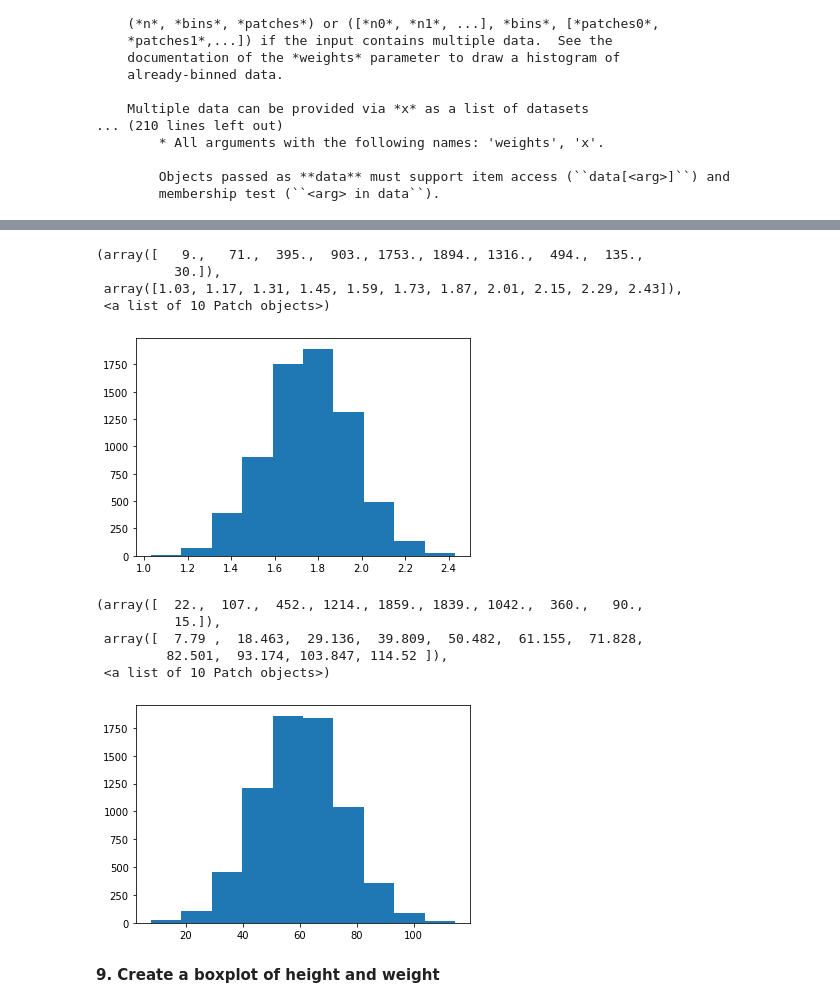
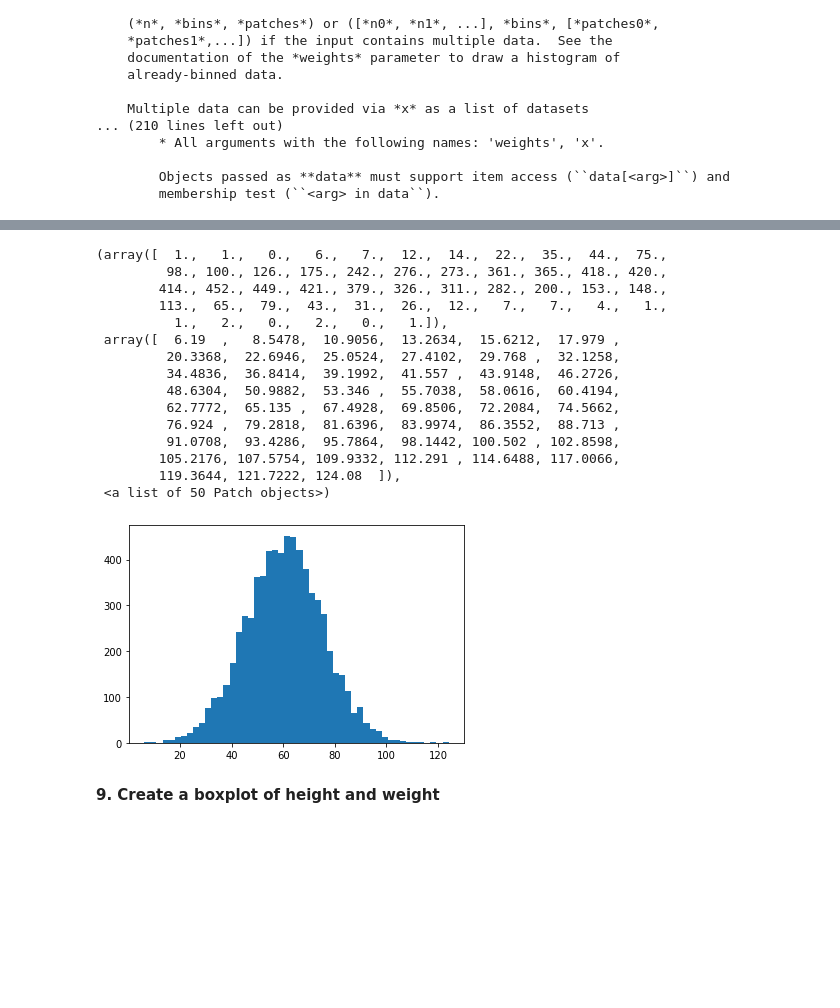
Before and after one commit to MichaelHuttley/iod, a Jupyter notebook: Labs/Module 1/Lab 1.2.1 Numpy Lab.ipynb, the cells around one changed output, grey strips where cells are left out. Drawn from its saved outputs; the diff is of its cells as text; code cells hidden in the pictures; blank space fills up the shorter version.

```diff
--- a/Labs/Module 1/Lab 1.2.1 Numpy Lab.ipynb
+++ b/Labs/Module 1/Lab 1.2.1 Numpy Lab.ipynb
@@ -252,3 +252,6 @@ hist(x, bins=None, range=None, density=None, weights=None, cumulative=False, bot
 
         Objects passed as **data** must support item access (``data[<arg>]``) and
         membership test (``<arg> in data``).
+# %%
+num_bins = 50
+plt.hist(height, bins = num_bins)
@@ -255,20 +273,22 @@ hist(x, bins=None, range=None, density=None, weights=None, cumulative=False, bot
 # %%
-plt.hist(height)
+plt.hist(weight, bins = num_bins)
 # %% [output]
-(array([   9.,   71.,  395.,  903., 1753., 1894., 1316.,  494.,  135.,
-          30.]),
- array([1.03, 1.17, 1.31, 1.45, 1.59, 1.73, 1.87, 2.01, 2.15, 2.29, 2.43]),
- <a list of 10 Patch objects>)
+(array([  1.,   1.,   0.,   6.,   7.,  12.,  14.,  22.,  35.,  44.,  75.,
+         98., 100., 126., 175., 242., 276., 273., 361., 365., 418., 420.,
+        414., 452., 449., 421., 379., 326., 311., 282., 200., 153., 148.,
+        113.,  65.,  79.,  43.,  31.,  26.,  12.,   7.,   7.,   4.,   1.,
+          1.,   2.,   0.,   2.,   0.,   1.]),
+ array([  6.19  ,   8.5478,  10.9056,  13.2634,  15.6212,  17.979 ,
+         20.3368,  22.6946,  25.0524,  27.4102,  29.768 ,  32.1258,
+         34.4836,  36.8414,  39.1992,  41.557 ,  43.9148,  46.2726,
+         48.6304,  50.9882,  53.346 ,  55.7038,  58.0616,  60.4194,
+         62.7772,  65.135 ,  67.4928,  69.8506,  72.2084,  74.5662,
+         76.924 ,  79.2818,  81.6396,  83.9974,  86.3552,  88.713 ,
+         91.0708,  93.4286,  95.7864,  98.1442, 100.502 , 102.8598,
+        105.2176, 107.5754, 109.9332, 112.291 , 114.6488, 117.0066,
+        119.3644, 121.7222, 124.08  ]),
+ <a list of 50 Patch objects>)
-[figure, old version]
+[figure, new version]
-# %%
-plt.hist(weight)
-# %% [output]
-(array([  22.,  107.,  452., 1214., 1859., 1839., 1042.,  360.,   90.,
-          15.]),
- array([  7.79 ,  18.463,  29.136,  39.809,  50.482,  61.155,  71.828,
-         82.501,  93.174, 103.847, 114.52 ]),
- <a list of 10 Patch objects>)
-[figure, removed]
 # %% [markdown]
 **9. Create a boxplot of height and weight**
 # %%
```
Also changed, not shown: parts of 57 cells of this notebook, 1 other file.
